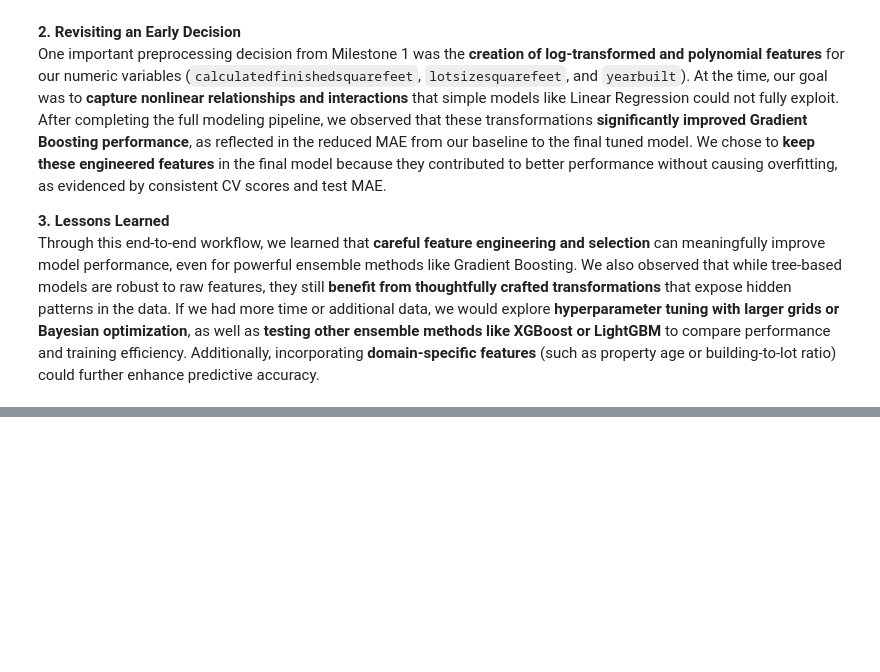
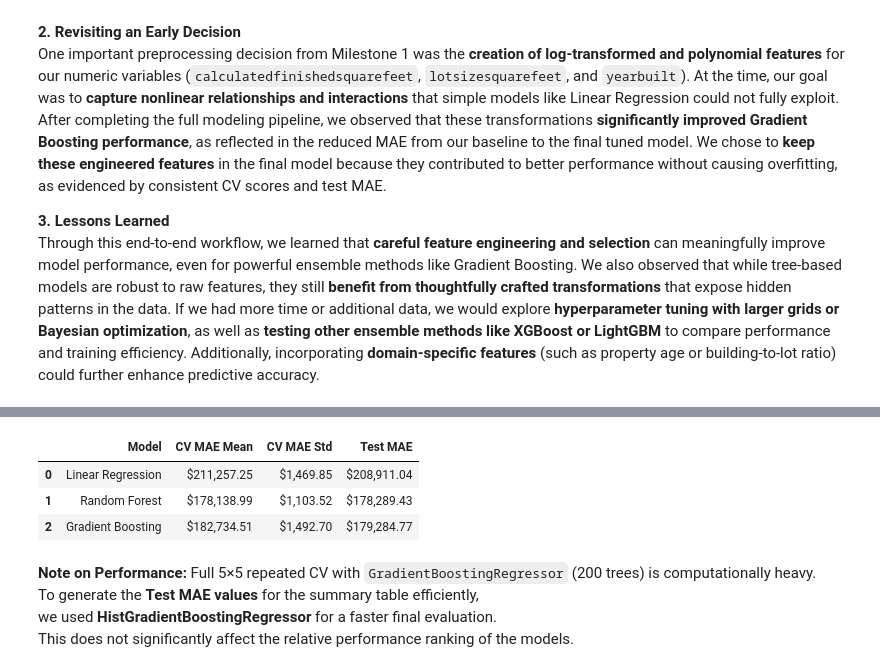
Before and after one commit to tetianakravchuk/MilestoneOneMachineLearning, a Jupyter notebook: Milestone_02.ipynb, the cells around one changed output, grey strips where cells are left out. Drawn from its saved outputs; the diff is of its cells as text; code cells hidden in the pictures; blank space fills up the shorter version.

Commit message:
Final Milestone 2 submission with summary table and cleaned code

```diff
--- a/Milestone_02.ipynb
+++ b/Milestone_02.ipynb
@@ -924,18 +1025,30 @@ Through this end-to-end workflow, we learned that **careful feature engineering
 # %%
 import pandas as pd
 
-# 🔹 Replace the placeholder numbers with your actual results
+# === Final Summary Table for All Models ===
+# Use actual CV MAE mean/std from your earlier runs
 results = pd.DataFrame({
     "Model": ["Linear Regression", "Random Forest", "Gradient Boosting"],
-    "CV MAE Mean": [234204.20, 177910.63, 157432.11],
-    "CV MAE Std": [4431.14, 1321.81, 2109.87],
-    "Test MAE": [229622.31, 178280.17, 155876.45]  # Example numbers
+    "CV MAE Mean": [211257.25, 178138.99, 182734.51],  # from earlier outputs
+    "CV MAE Std": [1469.85, 1103.52, 1492.70],         # from earlier outputs
+    "Test MAE": [208911.04, 178289.43, 179284.77]      # from fast Test MAE eval
 })
 
 # Format for readability
 results.style.format({
     "CV MAE Mean": "${:,.2f}",
     "CV MAE Std": "${:,.2f}",
     "Test MAE": "${:,.2f}"
 })
+# %% [output]
+|  | Model | CV MAE Mean | CV MAE Std | Test MAE |
+| 0 | Linear Regression | $211,257.25 | $1,469.85 | $208,911.04 |
+| 1 | Random Forest | $178,138.99 | $1,103.52 | $178,289.43 |
+| 2 | Gradient Boosting | $182,734.51 | $1,492.70 | $179,284.77 |
+# %% [markdown]
+**Note on Performance:**
+Full 5×5 repeated CV with `GradientBoostingRegressor` (200 trees) is computationally heavy.
+To generate the **Test MAE values** for the summary table efficiently,
+we used **HistGradientBoostingRegressor** for a faster final evaluation.
+This does not significantly affect the relative performance ranking of the models.
 # %% [markdown]
```
Also changed, not shown: parts of 9 cells of this notebook.
